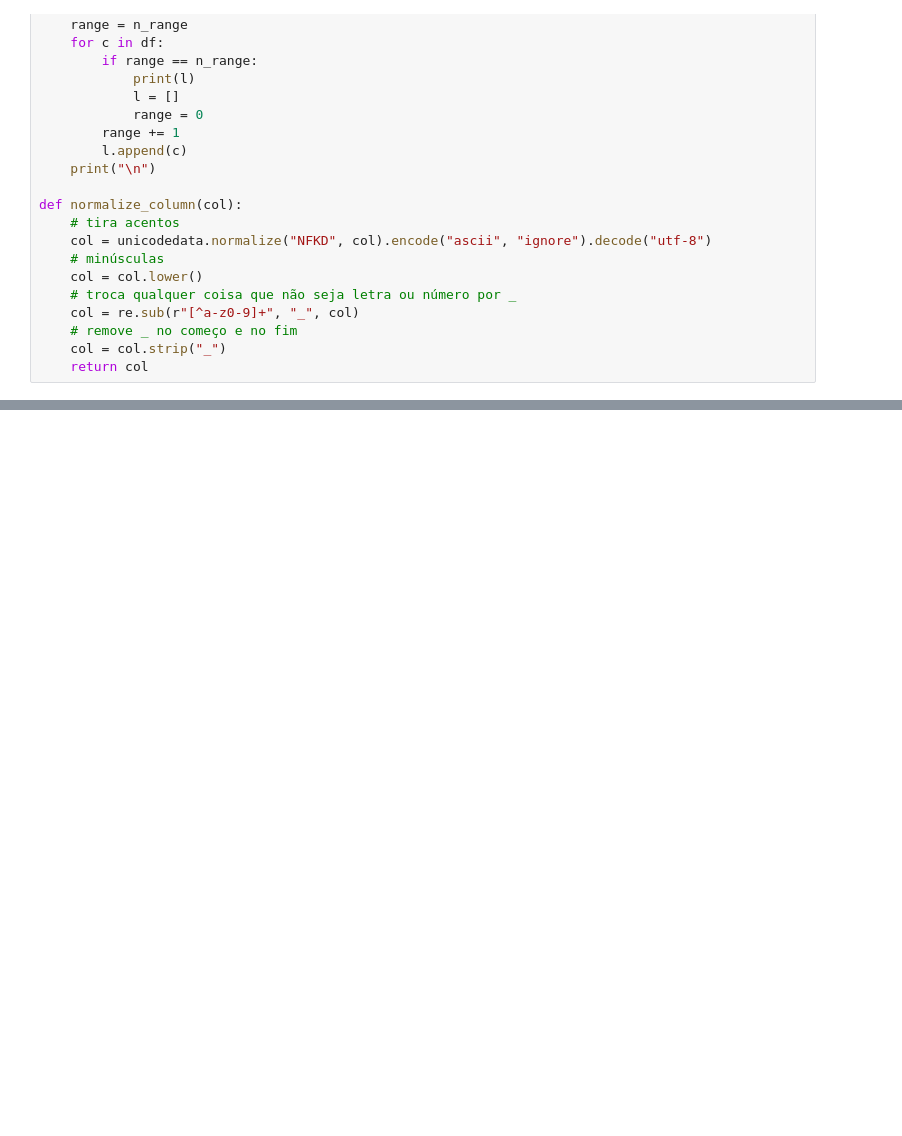
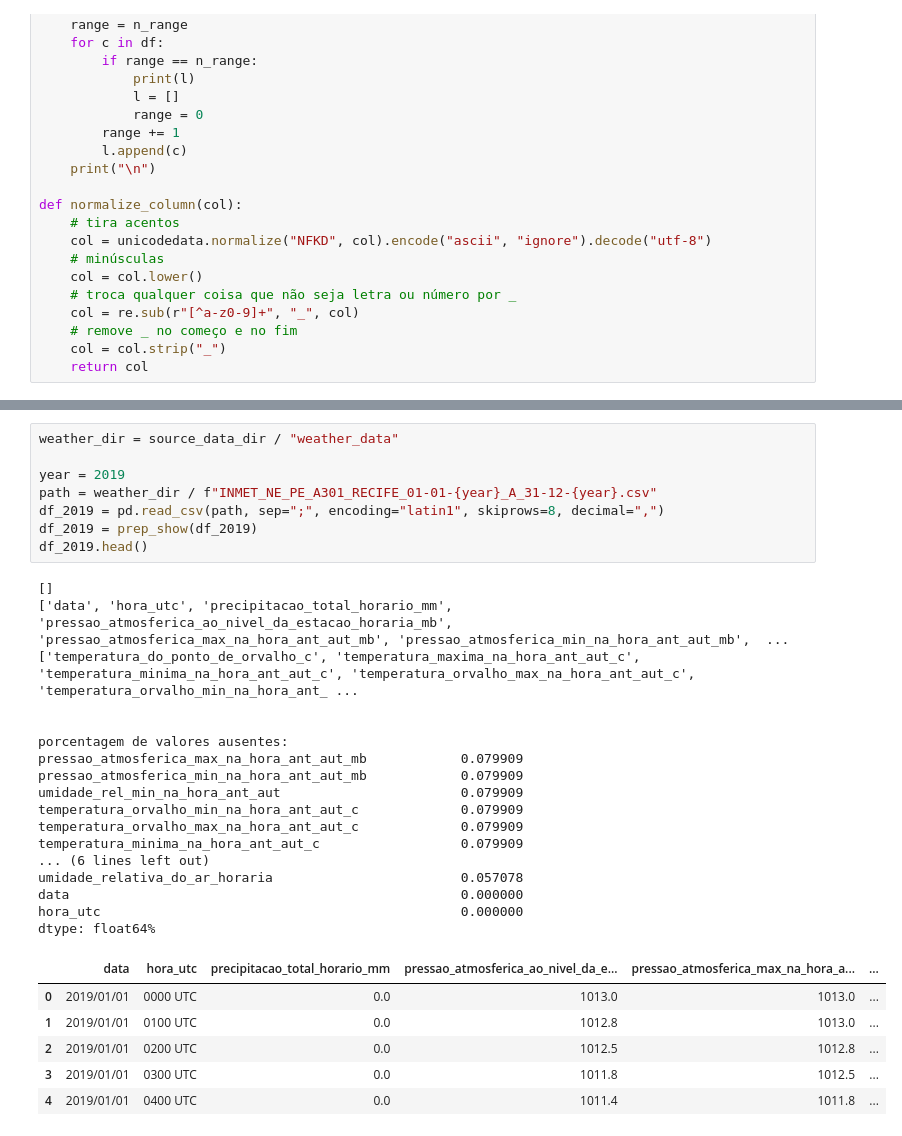
Before and after one commit to PedrocsGalindo/dengue_prediction, a Jupyter notebook: dengue_prediction/notebooks/data_vizualisation/INMET.ipynb, the cells around one changed output, grey strips where cells are left out. Drawn from its saved outputs; the diff is of its cells as text; blank space fills up the shorter version.

```diff
--- a/dengue_prediction/notebooks/data_vizualisation/INMET.ipynb
+++ b/dengue_prediction/notebooks/data_vizualisation/INMET.ipynb
@@ -105,0 +124,32 @@ Valores únicos em 'id_regiona': [1938. 1937. 1940. 1941. 1483. 1509. 1939. 1492
+# %%
+weather_dir = source_data_dir / "weather_data"
+
+year = 2019
+path = weather_dir / f"INMET_NE_PE_A301_RECIFE_01-01-{year}_A_31-12-{year}.csv"
+df_2019 = pd.read_csv(path, sep=";", encoding="latin1", skiprows=8, decimal=",")
+df_2019 = prep_show(df_2019)
+df_2019.head()
+# %% [output]
+[]
+['data', 'hora_utc', 'precipitacao_total_horario_mm', 'pressao_atmosferica_ao_nivel_da_estacao_horaria_mb', 'pressao_atmosferica_max_na_hora_ant_aut_mb', 'pressao_atmosferica_min_na_hora_ant_aut_mb',  ...
+['temperatura_do_ponto_de_orvalho_c', 'temperatura_maxima_na_hora_ant_aut_c', 'temperatura_minima_na_hora_ant_aut_c', 'temperatura_orvalho_max_na_hora_ant_aut_c', 'temperatura_orvalho_min_na_hora_ant_ ...
+
+
+porcentagem de valores ausentes:
+pressao_atmosferica_max_na_hora_ant_aut_mb            0.079909
+pressao_atmosferica_min_na_hora_ant_aut_mb            0.079909
+umidade_rel_min_na_hora_ant_aut                       0.079909
+temperatura_orvalho_min_na_hora_ant_aut_c             0.079909
+temperatura_orvalho_max_na_hora_ant_aut_c             0.079909
+temperatura_minima_na_hora_ant_aut_c                  0.079909
+... (6 lines left out)
+umidade_relativa_do_ar_horaria                        0.057078
+data                                                  0.000000
+hora_utc                                              0.000000
+dtype: float64%
+|  | data | hora_utc | precipitacao_total_horario_mm | pressao_atmosferica_ao_nivel_da_e... | pressao_atmosferica_max_na_hora_a... | ... |
+| 0 | 2019/01/01 | 0000 UTC | 0.0 | 1013.0 | 1013.0 | ... |
+| 1 | 2019/01/01 | 0100 UTC | 0.0 | 1012.8 | 1013.0 | ... |
+| 2 | 2019/01/01 | 0200 UTC | 0.0 | 1012.5 | 1012.8 | ... |
+| 3 | 2019/01/01 | 0300 UTC | 0.0 | 1011.8 | 1012.5 | ... |
+| 4 | 2019/01/01 | 0400 UTC | 0.0 | 1011.4 | 1011.8 | ... |
```
Also changed, not shown: parts of 5 cells of this notebook, 8 other files.
